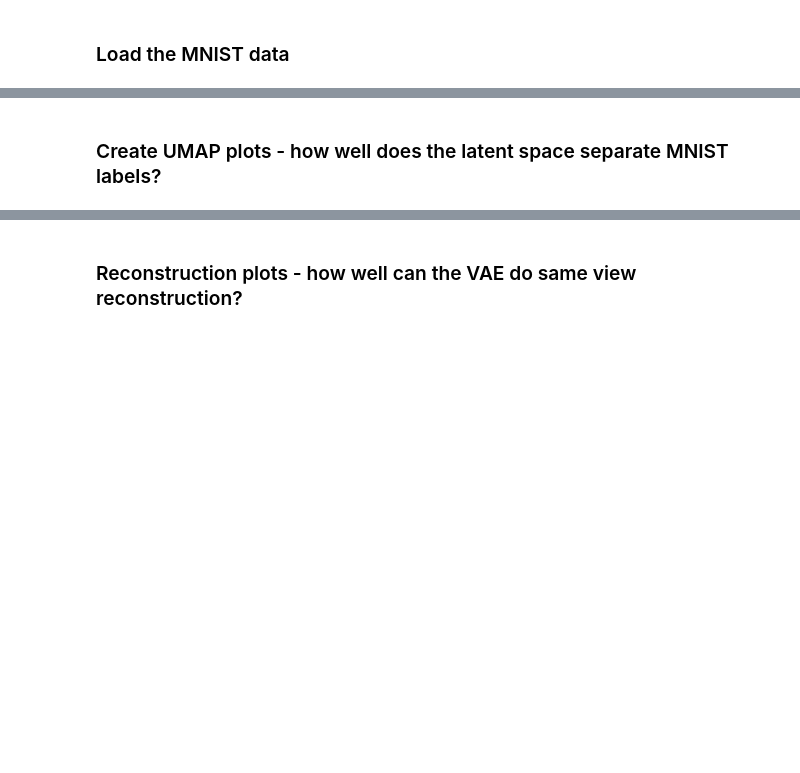
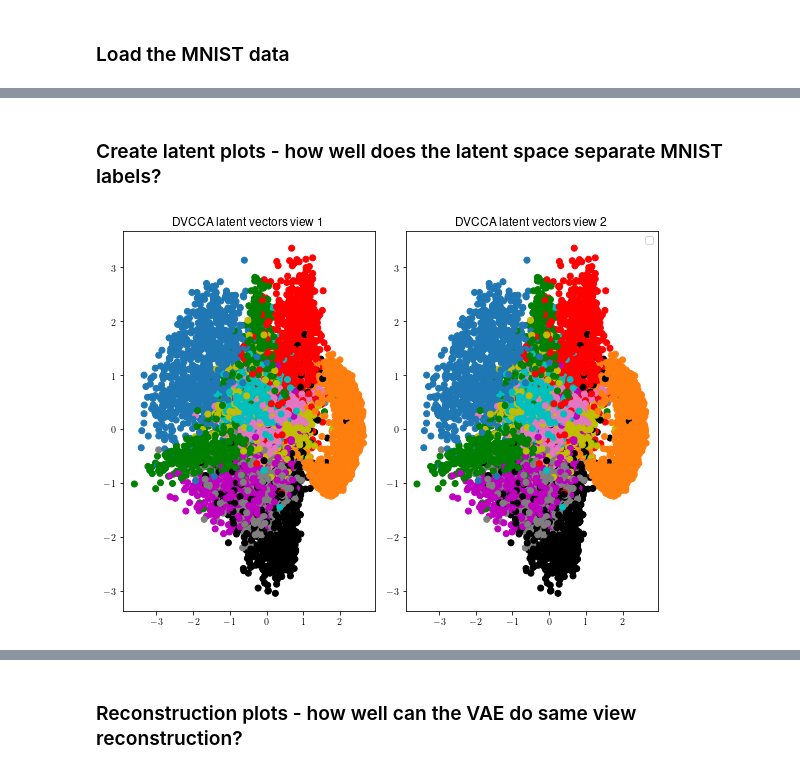
Before and after one commit to alawryaguila/multi-view-AE, a Jupyter notebook: exampleMNIST.ipynb, the cells around one changed output, grey strips where cells are left out. Drawn from its saved outputs; the diff is of its cells as text; code cells hidden in the pictures; blank space fills up the shorter version.

Commit message:
update MNIST example code

```diff
--- a/exampleMNIST.ipynb
+++ b/exampleMNIST.ipynb
@@ -86,0 +39,5 @@ VAE(
+# %%
+input_dims=[784, 784]
+max_epochs = 10
+batch_size = 2000
+latent_dim = 2
@@ -132,2 +102,2 @@ latents = models.predict_latents(data_1, data_2)
 # %% [markdown]
-### Create UMAP plots - how well does the latent space separate MNIST labels?
+### Create latent plots - how well does the latent space separate MNIST labels?
@@ -135,0 +104,29 @@ models.plot_UMAP(data=latents, target=target, title=['Original MNIST latent spac
+# %%
+mcvae_latent_1, mcvae_latent_2 = mcvae.predict_latents(data_test_1, data_test_2)
+dvcca_latent_1, dvcca_latent_2 = dvcca.predict_latents(data_test_1, data_test_2)
+# %%
+colors =        {0: 'tab:blue',
+                 1:'tab:orange',
+                 2: 'r',
+                 3: 'c',
+                 4: 'm',
+                 5: 'y',
+                 6: 'g',
+                 7: 'k',
+                 8: 'tab:pink',
+                 9: 'tab:gray'
+                 }
+fig=plt.figure(figsize=(8,6))
+ax1 = fig.add_subplot(1, 2, 1)
+ax1.scatter(dvcca_latent_1[:,0], dvcca_latent_1[:,1], c=pd.Series(target_test).map(colors))
+ax1.set_title('DVCCA latent vectors view 1')
+ax2 = fig.add_subplot(1, 2, 2)
+ax2.scatter(dvcca_latent_2[:,0], dvcca_latent_2[:,1], c=pd.Series(target_test).map(colors))
+ax2.set_title('DVCCA latent vectors view 2')
+handles, labels = plt.gca().get_legend_handles_labels()
+by_label = OrderedDict(zip(labels, handles))
+plt.legend(by_label.values(), by_label.keys())
+plt.tight_layout()
+plt.show()
+# %% [output]
+[figure, added]
```
Also changed, not shown: parts of 19 cells of this notebook.
